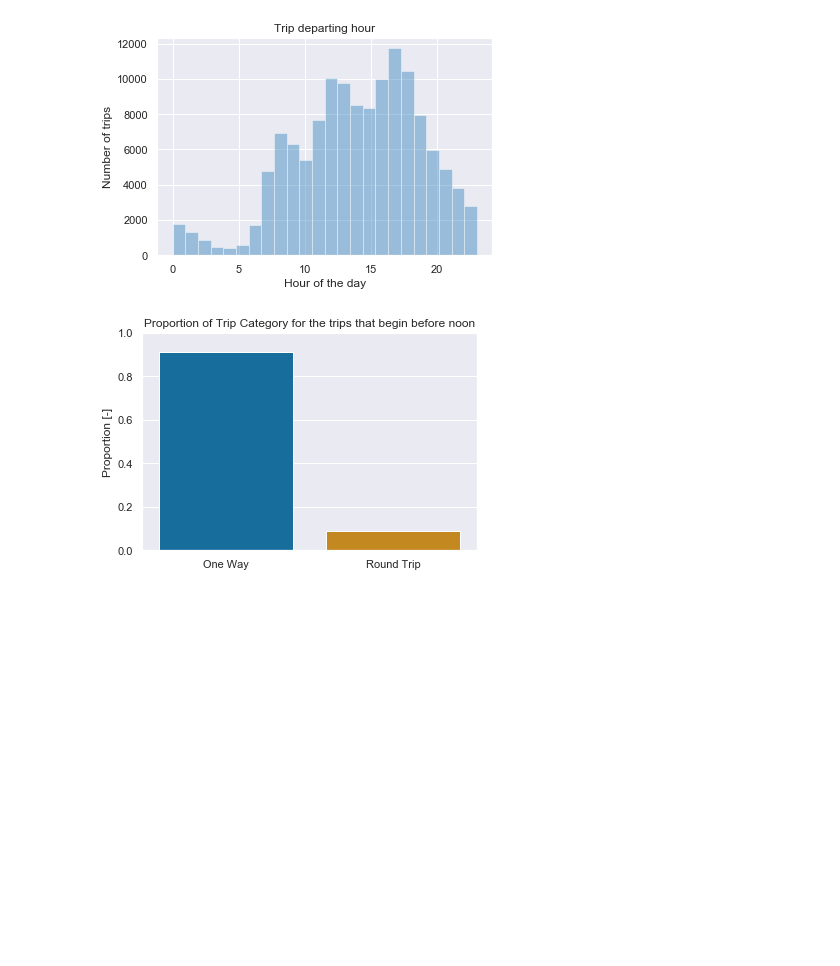
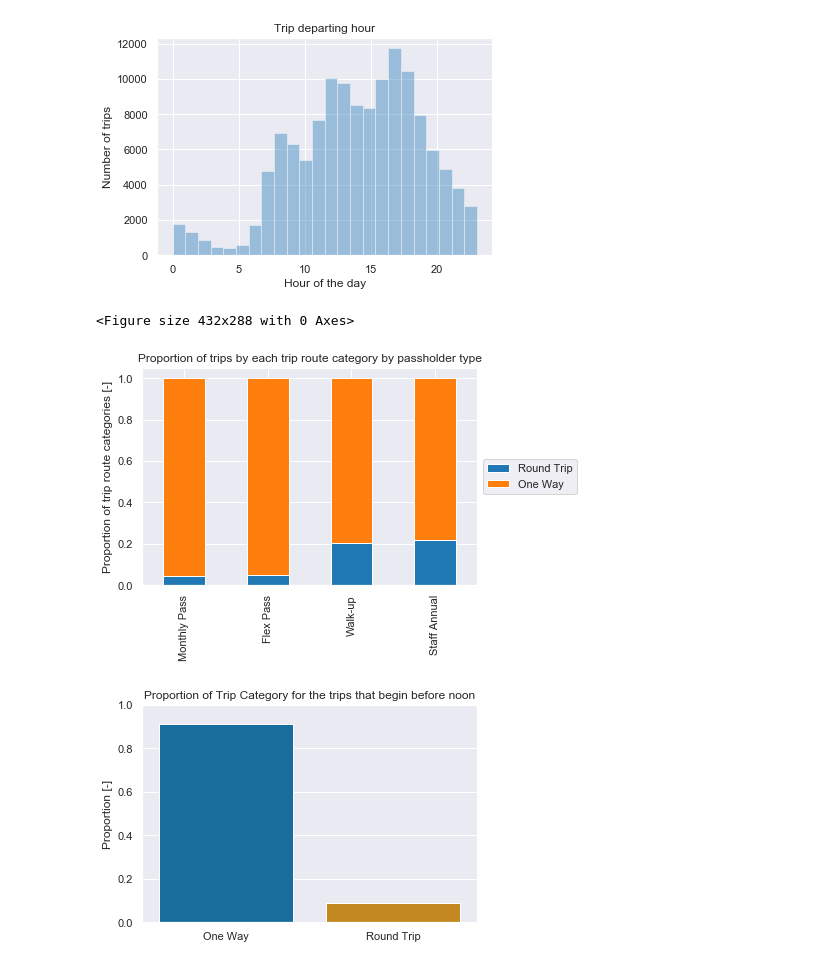
Before and after one commit to vbruttin/ada_homeworks, a Jupyter notebook: Exercise_1.ipynb, the cells around one changed output. Drawn from its saved outputs; the diff is of its cells as text; code cells hidden in the pictures; blank space fills up the shorter version.

```diff
--- a/Exercise_1.ipynb
+++ b/Exercise_1.ipynb
@@ -304,9 +315,9 @@ attribute_description = {
 }
 
 # Now, we will really set the type 'category' to categorical datas
-df_main = pd.DataFrame(Metro_bike_share[['Passholder Type','Trip Route Category']])
+df_main = Metro_bike_share[['Passholder Type','Trip Route Category']]
 df_main = df_main.astype('category')
-Metro_bike_share = Metro_bike_share.iloc[:,[0,1,2,3,4,5,7,8,9,10,11,12]]
+Metro_bike_share = Metro_bike_share.iloc[:,list(range(0, 13))]
 for i in Metro_bike_share.columns:
     df_main[i]= Metro_bike_share[i]
 df_main['End Time'] = pd.to_datetime(df_main['End Time'], format= '%Y-%m-%d %H:%M:%S')
@@ -493,6 +511,54 @@ show()
 # %% [output]
 [figure]
 [figure]
+# %%
+# TASK 3
+
+# First, we will have to rebuild the Data that have previously been removed for cleaning.
+df_passholder_trip_route = pd.merge(df_metro_bike_share,df_redundant_trip_route_cat,left_index = True,left_on =
+                                    'Trip ID', right_on = 'Trip ID')
+df_passholder_trip_route = df_passholder_trip_route.drop(columns =['Bike ID', 'Start Time', 'End Time',
+                                                                   'Starting Station ID','Ending Station ID','Trip ID'])
+df_rt = df_passholder_trip_route[df_passholder_trip_route['Trip Route Category'] == 'Round Trip']
+df_ow = df_passholder_trip_route[df_passholder_trip_route['Trip Route Category'] == 'One Way']
+
+# We will store to usage (Round Trip or One Way) in function of the Passholder in a dictionnary
+passholderUsage = {
+    'Round Trip' : [df_rt[df_rt['Passholder Type']=='Monthly Pass'].count()[0],
+                    df_rt[df_rt['Passholder Type']=='Flex Pass'].count()[0],
+                    df_rt[df_rt['Passholder Type']=='Walk-up'].count()[0],
+                    df_rt[df_rt['Passholder Type']=='Staff Annual'].count()[0]],
+    'One Way' : [df_ow[df_ow['Passholder Type']=='Monthly Pass'].count()[0],
+                 df_ow[df_ow['Passholder Type']=='Flex Pass'].count()[0],
+                 df_ow[df_ow['Passholder Type']=='Walk-up'].count()[0],
+                 df_ow[df_ow['Passholder Type']=='Staff Annual'].count()[0]],
+}
+
+# Normalisation of datas : subtotal_N_passholder_type_by_trip_route_category / total_N_passholder_type
+tripsPerPassholderType = [passholderUsage['Round Trip'][0]+passholderUsage['One Way'][0],
+                          passholderUsage['Round Trip'][1]+passholderUsage['One Way'][1],
+                          passholderUsage['Round Trip'][2]+passholderUsage['One Way'][2],
+                          passholderUsage['Round Trip'][3]+passholderUsage['One Way'][3]]
+for array in list(passholderUsage.values()):
+    for i in range(len(array)):
+        array[i] = array[i]/tripsPerPassholderType[i]
+
+# Converting the dictionary in DataFrame
+df_passholder_usage = pd.DataFrame.from_dict(passholderUsage)
+
+# Plotting data
+plt.figure()
+df_passholder_usage.plot.bar(stacked=True)
+plt.title('Proportion of trips by each trip route category by passholder type')
+passTypeIndex = ['Monthly Pass','Flex Pass','Walk-up','Staff Annual']
+y_pos = np.arange(len(passTypeIndex))
+plt.xticks(y_pos, passTypeIndex)
+plt.ylabel('Proportion of trip route categories [-]')
+plt.legend(loc= 6, bbox_to_anchor=(1, 0.5));
+plt.show()
+# %% [output]
+<Figure size 432x288 with 0 Axes>
+[figure, added]
 # %%
 # TASK 4
 
```
Also changed, not shown: parts of 4 cells of this notebook.
